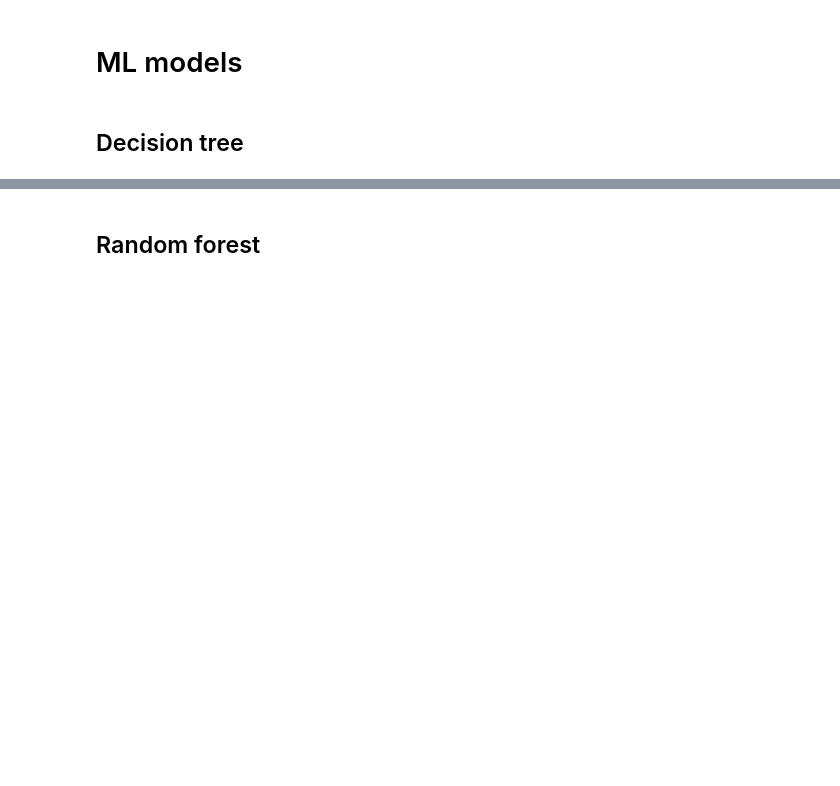
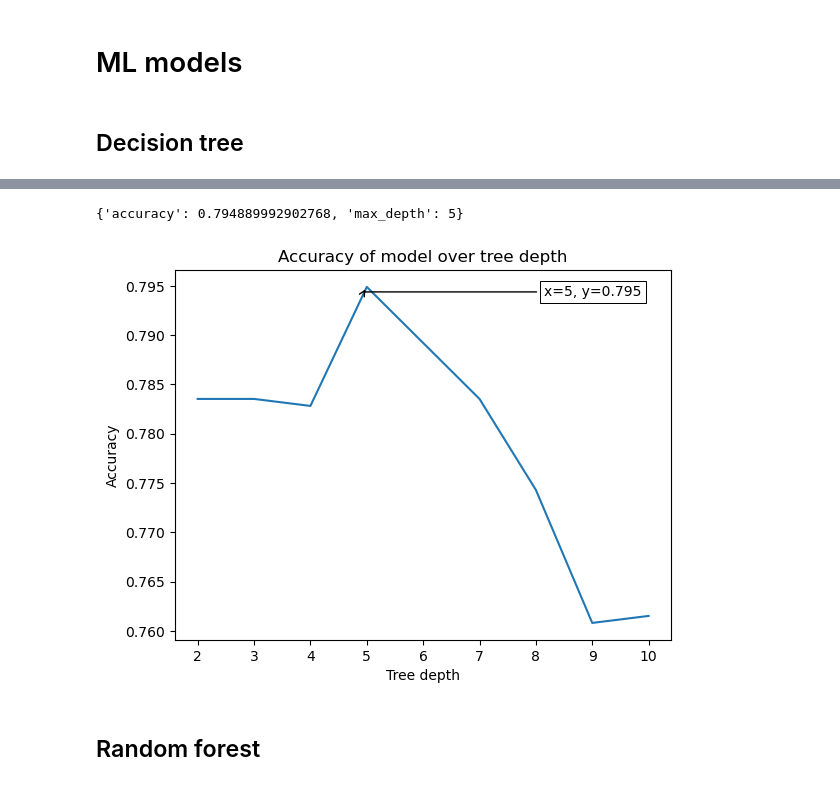
Before and after one commit to amnong21/Churn, a Jupyter notebook: Python_project.ipynb, the cells around one changed output, grey strips where cells are left out. Saved outputs shown, nothing was run; the diff lists cells and outputs as text; code cells hidden in the pictures; blank space fills up the shorter version.

```diff
--- a/Python_project.ipynb
+++ b/Python_project.ipynb
@@ -536,4 +518,5 @@ AttributeError: 'df_class' object has no attribute 'df_dummies'
 list_of_columns_to_count = ['phoneservice', 'multiplelines', 'onlinesecurity',
        'onlinebackup', 'deviceprotection', 'techsupport', 'streamingtv',
        'streamingmovies']
-dfc.add_products_count(list_of_columns_to_count)
+dfc.add_columns_counter(list_of_columns_to_count)
+dfc.df = dfc.df.drop(columns=list_of_columns_to_count)
@@ -568,6 +566,9 @@ dfc.decision_tree(draw=True)
 # %%
-d = dfc.compare_decision_tree_depths(3,10, draw=True)
+d = dfc.compare_decision_tree_depths(range(2,11), draw=True)
 d
+# %% [output]
+{'accuracy': 0.794889992902768, 'max_depth': 5}
+[figure, added]
 # %% [markdown]
 ## Random forest
 # %%
```
Also changed, not shown: parts of 25 cells of this notebook.
